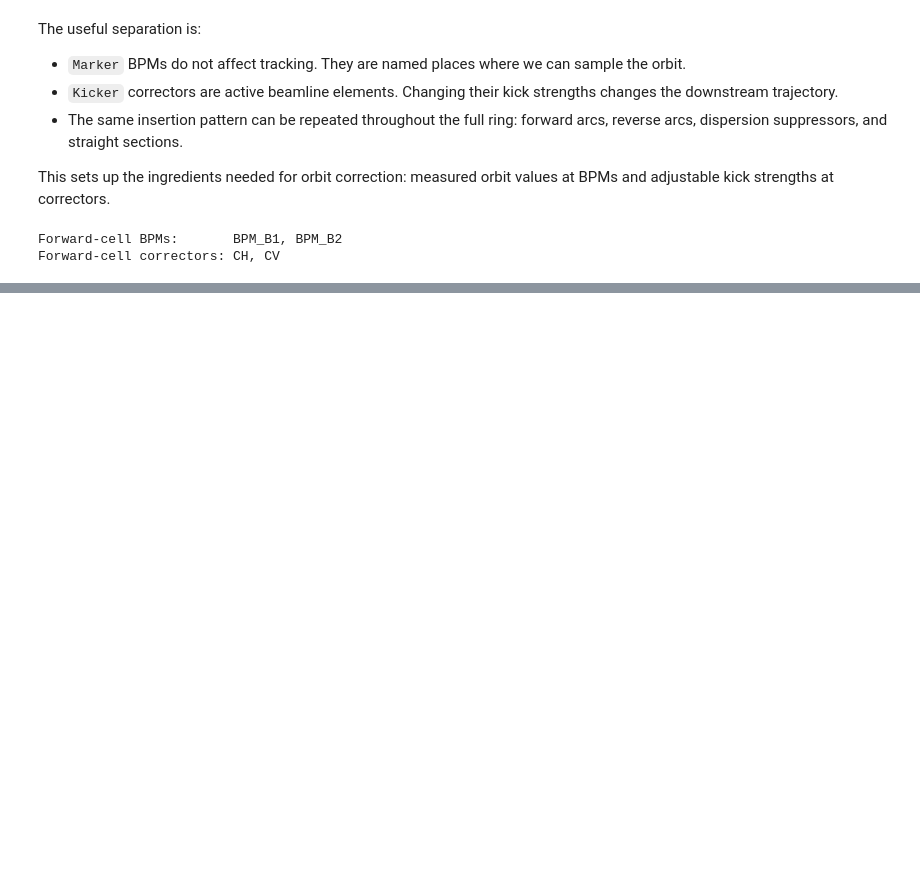
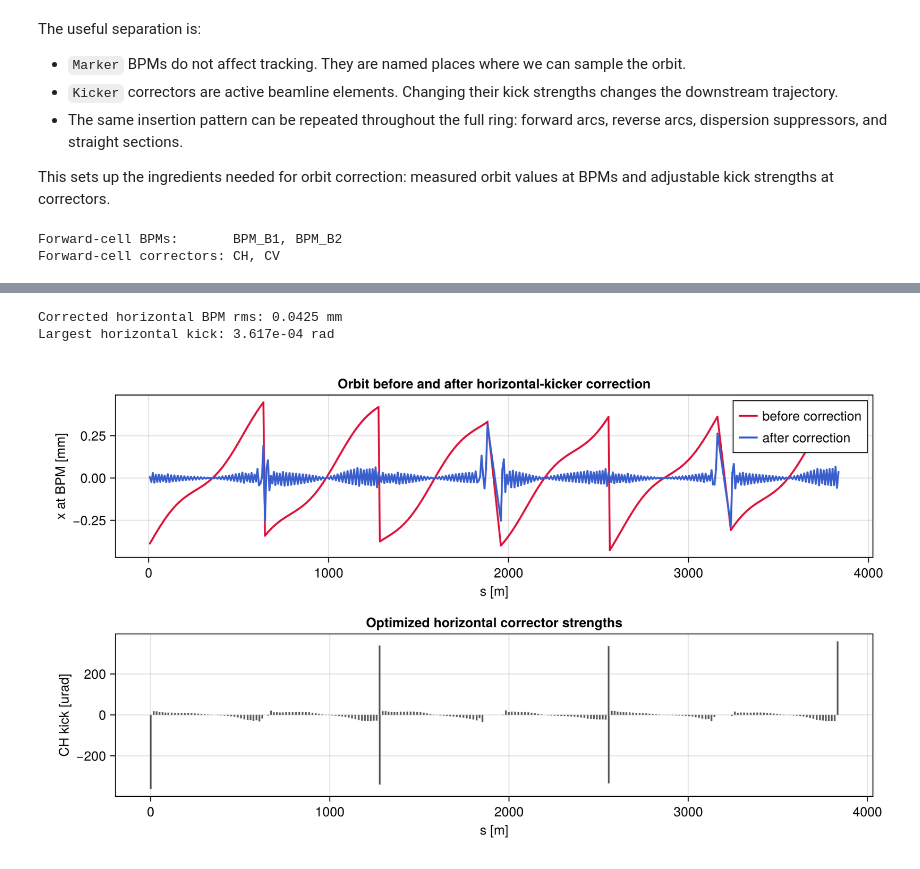
Before and after one commit to 6teamFurina/Ring_Design_Tutorial_SciBmad, a Jupyter notebook: chapter14_orbit_correction_scibmad.ipynb, the cells around one changed output, grey strips where cells are left out. Drawn from its saved outputs; the diff is of its cells as text; code cells hidden in the pictures; blank space fills up the shorter version.

```diff
--- a/chapter14_orbit_correction_scibmad.ipynb
+++ b/chapter14_orbit_correction_scibmad.ipynb
@@ -361,0 +288,50 @@ First few optimized horizontal correctors:
+# %%
+computed_solution = chapter14_optimize_horizontal_correctors(
+    bpm_s,
+    ch_s,
+    x_sawtooth;
+    circumference=ring0_layout.circumference,
+)
+
+optimized_ring = (
+    layout = ring0_layout,
+    ch_kicks = computed_solution.kicks,
+    x_bpm = computed_solution.corrected_x,
+)
+
+optimized_ring_path = chapter14_notebook_file(
+    "lattices", "chapter_14", "chapter14_sawtooth_ring_after.jl"
+)
+chapter14_write_optimized_ring(optimized_ring_path, optimized_ring)
+
+solution = (
+    kicks = optimized_ring.ch_kicks,
+    corrected_x = optimized_ring.x_bpm,
+    response = computed_solution.response,
+)
+
+x_corrected = solution.corrected_x
+
+@printf("Corrected horizontal BPM rms: %.4f mm\n", 1e3 * sqrt(mean(abs2, x_corrected)))
+@printf("Largest horizontal kick: %.3e rad\n", maximum(abs, solution.kicks))
+@printf("Saved optimized ring: %s\n", optimized_ring_path)
+# %% [output]
+Corrected horizontal BPM rms: 0.0425 mm
+Largest horizontal kick: 3.617e-04 rad
+# %%
+fig = Figure(size=(900, 520))
+
+ax1 = Axis(fig[1, 1], xlabel="s [m]", ylabel="x at BPM [mm]", title="Orbit before and after horizontal-kicker correction")
+lines!(ax1, bpm_s, 1e3 .* x_sawtooth; color=:crimson, linewidth=2, label="before correction")
+scatter!(ax1, bpm_s, 1e3 .* x_sawtooth; color=:crimson, markersize=3)
+lines!(ax1, bpm_s, 1e3 .* x_corrected; color=:royalblue3, linewidth=2, label="after correction")
+scatter!(ax1, bpm_s, 1e3 .* x_corrected; color=:royalblue3, markersize=3)
+axislegend(ax1; position=:rt)
+
+ax2 = Axis(fig[2, 1], xlabel="s [m]", ylabel="CH kick [urad]", title="Optimized horizontal corrector strengths")
+bar_width = 0.65 * median(diff(ch_s))
+barplot!(ax2, ch_s, 1e6 .* solution.kicks; color=:gray35, width=bar_width)
+
+fig
+# %% [output]
+[figure, added]
```
Also changed, not shown: parts of 18 cells of this notebook, 3 other files.
